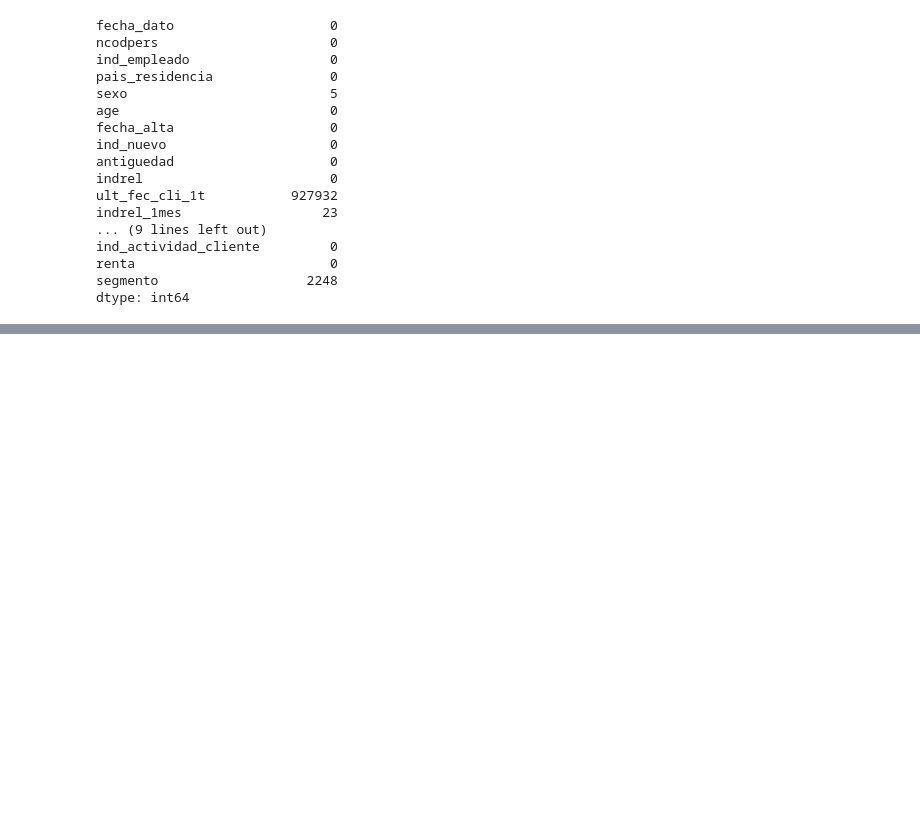
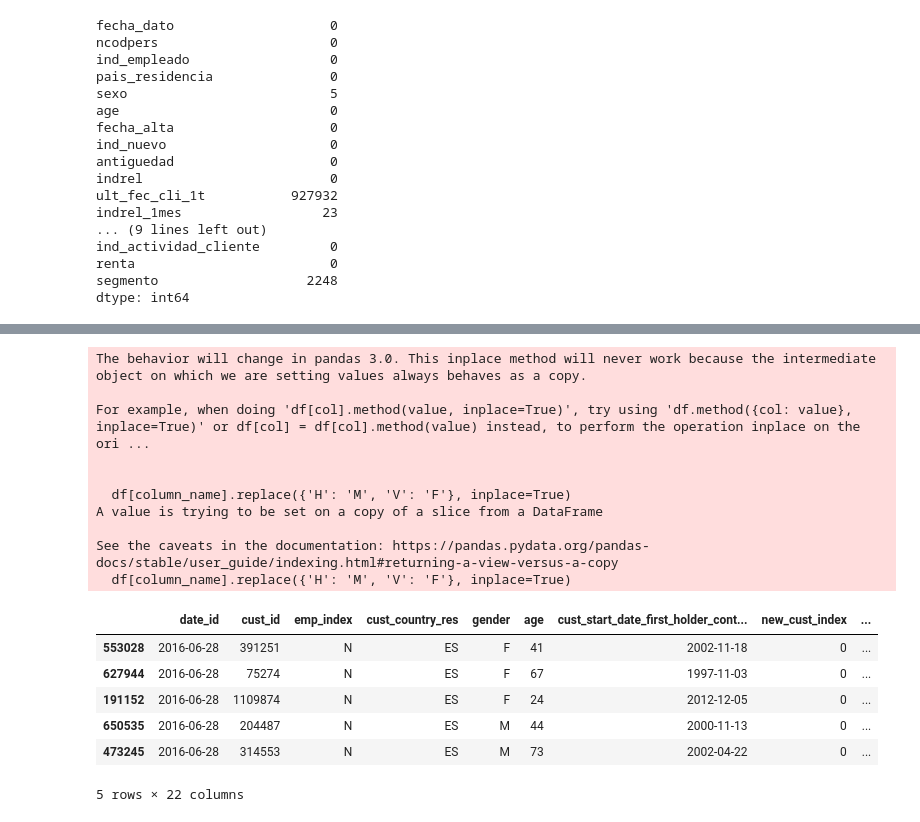
Before and after one commit to highwind-ai/examples, a Jupyter notebook: knn-banking-product-recommender/notebooks/data_exploration_santander_product_ds.ipynb, the cells around one changed output, grey strips where cells are left out. Drawn from its saved outputs; the diff is of its cells as text; code cells hidden in the pictures; blank space fills up the shorter version.

```diff
--- a/knn-banking-product-recommender/notebooks/data_exploration_santander_product_ds.ipynb
+++ b/knn-banking-product-recommender/notebooks/data_exploration_santander_product_ds.ipynb
@@ -298,0 +485,3 @@ cols = ['emp_index','cust_country_res','gender','cust_start_date_first_holder_co
+# %%
+# Drop rows where 'payroll' or 'pensions' is NaN in the training data
+df_train_cleaned = ds_train_renamed.dropna(subset=['payroll', 'pensions'])
@@ -298,0 +548,24 @@ cols = ['emp_index','cust_country_res','gender','cust_start_date_first_holder_co
+# %%
+# Define the columns to retain in the new DataFrame
+retained_columns = [
+    'cust_id', 'date_id', 'age', 'gender', 'emp_index', 'channel_joined',
+    'cust_primary_type', 'cust_rel_type_at_start_month', 'activity_index',
+    'gross_income', 'cust_category', 'deceased_index'
+]
+
+# Define the product columns
+product_columns = [
+    'savings_acc', 'guarantees', 'current_acc', 'derivada_acc', 'payroll_acc', 'jnr_acc',
+    'más_particular_acc', 'particular_account', 'particular_plus_account', 'short_term_deposits',
+    'medium_term_deposits', 'long_term_deposits', 'e_acc', 'funds', 'mortgage', 'pensions_plan',
+    'loans', 'taxes', 'credit_card', 'securities', 'home_acc', 'payroll', 'pensions', 'direct_debit'
+]
+
+# Combine all the columns to include in the new DataFrame
+all_columns = retained_columns + product_columns
+
+# Create the new DataFrame with the selected columns
+df_train_subset_cols = df_train_cleaned[all_columns]
+
+# Display the first few rows of the new DataFrame
+df_train_subset_cols.head(5)
@@ -298,0 +601,6 @@ cols = ['emp_index','cust_country_res','gender','cust_start_date_first_holder_co
+# %%
+# Since age, gender and deceased_index have very low percentages of missing values (0.087211%)
+# Remove rows with missing values in 'age', 'gender' 'deceased_index'
+
+df_train_subset_cols_cleaned = df_train_subset_cols.dropna(subset=['age', 'deceased_index', 'gender'])
+df_test_subset_cols_cleaned = ds_test_renamed.dropna(subset=['gender'])
@@ -298,0 +653,26 @@ cols = ['emp_index','cust_country_res','gender','cust_start_date_first_holder_co
+# %%
+# Step 1: Update gender values in the data as it's currently reflected as "H" and "V" instead of "F" and "M"
+df_train_subset_cols_cleaned = update_gender_columns(df_train_subset_cols_cleaned)
+df_test_subset_cols_cleaned = update_gender_columns(df_test_subset_cols_cleaned)
+
+# sample output of the gender update for ds_train
+# df_train_subset_cols_cleaned.sample(5)
+df_test_subset_cols_cleaned.sample(5)
+# %% [output]
+The behavior will change in pandas 3.0. This inplace method will never work because the intermediate object on which we are setting values always behaves as a copy.
+
+For example, when doing 'df[col].method(value, inplace=True)', try using 'df.method({col: value}, inplace=True)' or df[col] = df[col].method(value) instead, to perform the operation inplace on the ori ...
+
+
+  df[column_name].replace({'H': 'M', 'V': 'F'}, inplace=True)
+A value is trying to be set on a copy of a slice from a DataFrame
+
+See the caveats in the documentation: https://pandas.pydata.org/pandas-docs/stable/user_guide/indexing.html#returning-a-view-versus-a-copy
+  df[column_name].replace({'H': 'M', 'V': 'F'}, inplace=True)
+|  | date_id | cust_id | emp_index | cust_country_res | gender | age | cust_start_date_first_holder_cont... | new_cust_index | ... |
+| 553028 | 2016-06-28 | 391251 | N | ES | F | 41 | 2002-11-18 | 0 | ... |
+| 627944 | 2016-06-28 | 75274 | N | ES | F | 67 | 1997-11-03 | 0 | ... |
+| 191152 | 2016-06-28 | 1109874 | N | ES | F | 24 | 2012-12-05 | 0 | ... |
+| 650535 | 2016-06-28 | 204487 | N | ES | M | 44 | 2000-11-13 | 0 | ... |
+| 473245 | 2016-06-28 | 314553 | N | ES | M | 73 | 2002-04-22 | 0 | ... |
+5 rows × 22 columns
```
Also changed, not shown: parts of 48 cells of this notebook.
